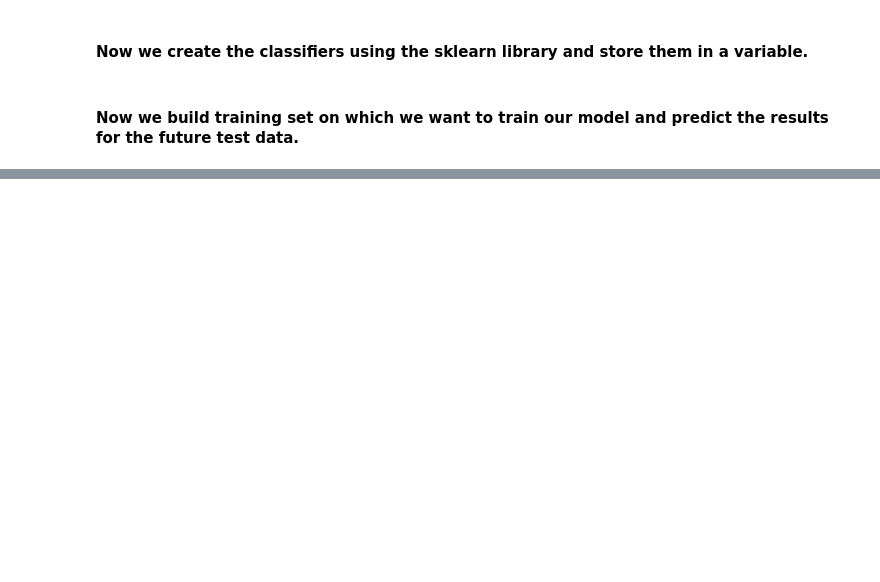
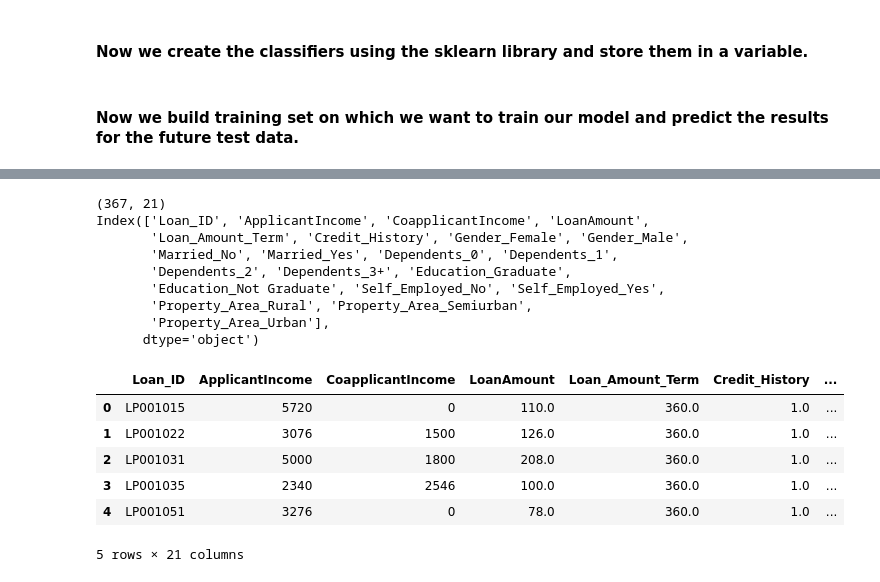
Before and after one commit to rzskhr/Data-Science-Projects, a Jupyter notebook: LoanPrediction/Training.ipynb, the cells around one changed output, grey strips where cells are left out. Saved outputs shown, nothing was run; the diff lists cells and outputs as text; code cells hidden in the pictures; blank space fills up the shorter version.

```diff
--- a/LoanPrediction/Training.ipynb
+++ b/LoanPrediction/Training.ipynb
@@ -117,0 +183,34 @@ trainDfDummies.columns.get_loc("Loan_ID")
+# %%
+# Handling the missing values in the test dataset and populating with the mode
+testDf['Gender'] = testDf['Gender'].fillna( testDf['Gender'].dropna().mode().values[0] )
+testDf['Dependents'] = testDf['Dependents'].fillna( testDf['Dependents'].dropna().mode().values[0] )
+testDf['Self_Employed'] = testDf['Self_Employed'].fillna( testDf['Self_Employed'].dropna().mode().values[0] )
+testDf['LoanAmount'] = testDf['LoanAmount'].fillna( testDf['LoanAmount'].dropna().mode().values[0] )
+testDf['Loan_Amount_Term'] = testDf['Loan_Amount_Term'].fillna(
+    testDf['Loan_Amount_Term'].dropna().mode().values[0] )
+testDf['Credit_History'] = testDf['Credit_History'].fillna( testDf['Credit_History'].dropna().mode().values[0] )
+# %%
+# Creating dummy variables for categorical datatypes for test dataset
+testDummiesDf = pd.get_dummies(testDf, columns=['Gender', 'Married', 'Dependents',
+                                                      'Education', 'Self_Employed', 'Property_Area'])
+# %%
+print(testDummiesDf.shape)
+print(testDummiesDf.columns)
+testDummiesDf.head()
+# %% [output]
+(367, 21)
+Index(['Loan_ID', 'ApplicantIncome', 'CoapplicantIncome', 'LoanAmount',
+       'Loan_Amount_Term', 'Credit_History', 'Gender_Female', 'Gender_Male',
+       'Married_No', 'Married_Yes', 'Dependents_0', 'Dependents_1',
+       'Dependents_2', 'Dependents_3+', 'Education_Graduate',
+       'Education_Not Graduate', 'Self_Employed_No', 'Self_Employed_Yes',
+       'Property_Area_Rural', 'Property_Area_Semiurban',
+       'Property_Area_Urban'],
+      dtype='object')
+|  | Loan_ID | ApplicantIncome | CoapplicantIncome | LoanAmount | Loan_Amount_Term | Credit_History | ... |
+| 0 | LP001015 | 5720 | 0 | 110.0 | 360.0 | 1.0 | ... |
+| 1 | LP001022 | 3076 | 1500 | 126.0 | 360.0 | 1.0 | ... |
+| 2 | LP001031 | 5000 | 1800 | 208.0 | 360.0 | 1.0 | ... |
+| 3 | LP001035 | 2340 | 2546 | 100.0 | 360.0 | 1.0 | ... |
+| 4 | LP001051 | 3276 | 0 | 78.0 | 360.0 | 1.0 | ... |
+5 rows × 21 columns
```
Also changed, not shown: parts of 23 cells of this notebook.
